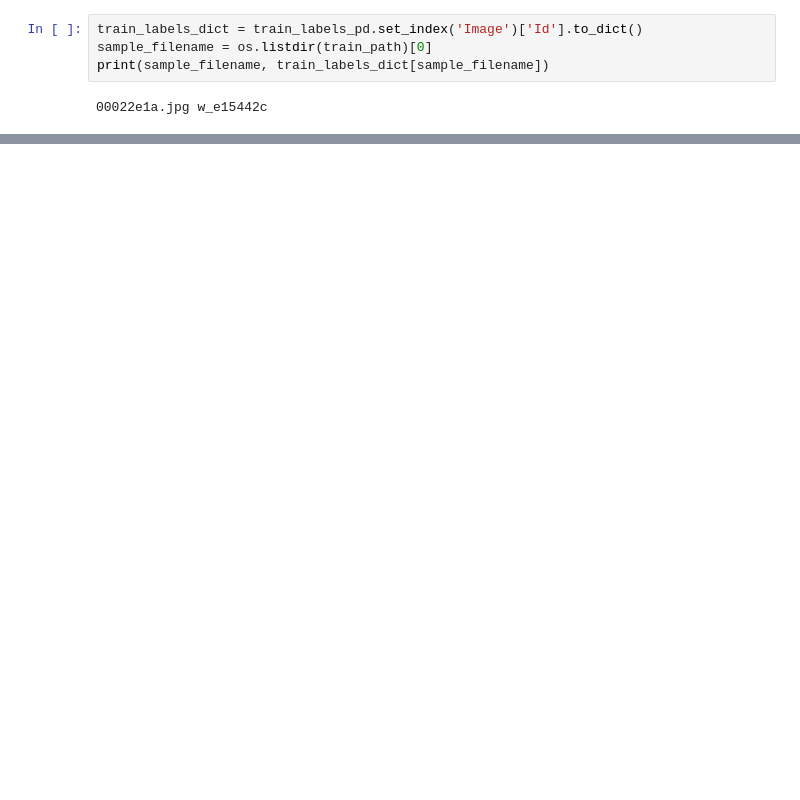
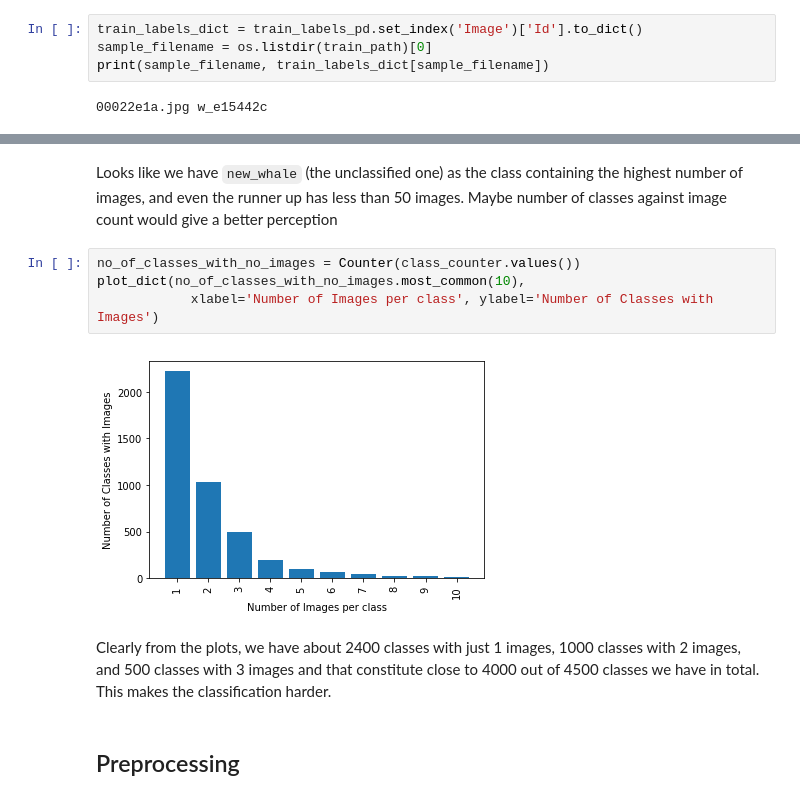
Before and after one commit to saravanabalagi/whale_classification, a Jupyter notebook: notebooks/preprocessing.ipynb, the cells around one changed output, grey strips where cells are left out. Saved outputs shown, nothing was run; the diff lists cells and outputs as text; blank space fills up the shorter version.

```diff
--- a/notebooks/preprocessing.ipynb
+++ b/notebooks/preprocessing.ipynb
@@ -82,0 +123,12 @@ imshow(*imfiles, labels=imlabels)
+# %% [markdown]
+Looks like we have `new_whale` (the unclassified one) as the class containing the highest number of images, and even the runner up has less than 50 images. Maybe number of classes against image count would give a better perception
+# %%
+no_of_classes_with_no_images = Counter(class_counter.values())
+plot_dict(no_of_classes_with_no_images.most_common(10),
+            xlabel='Number of Images per class', ylabel='Number of Classes with Images')
+# %% [output]
+[figure, added]
+# %% [markdown]
+Clearly from the plots, we have about 2400 classes with just 1 images, 1000 classes with 2 images, and 500 classes with 3 images and that constitute close to 4000 out of 4500 classes we have in total. This makes the classification harder.
+# %% [markdown]
+## Preprocessing
```
Also changed, not shown: parts of 11 cells of this notebook.
